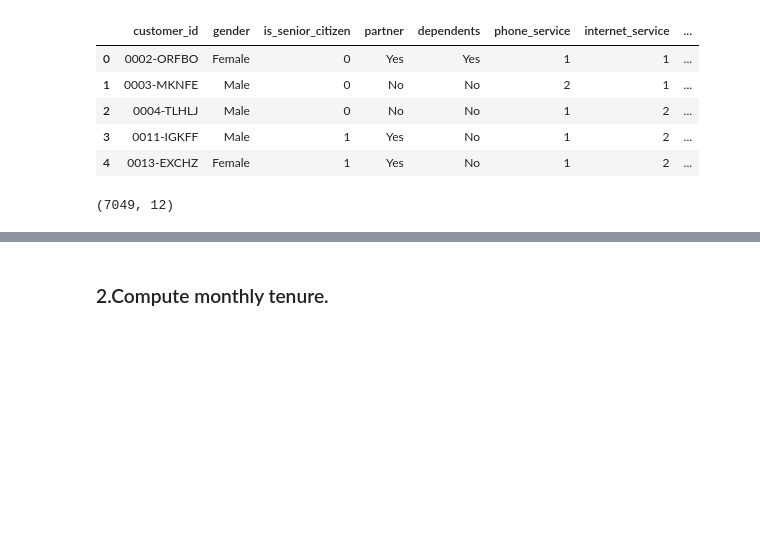
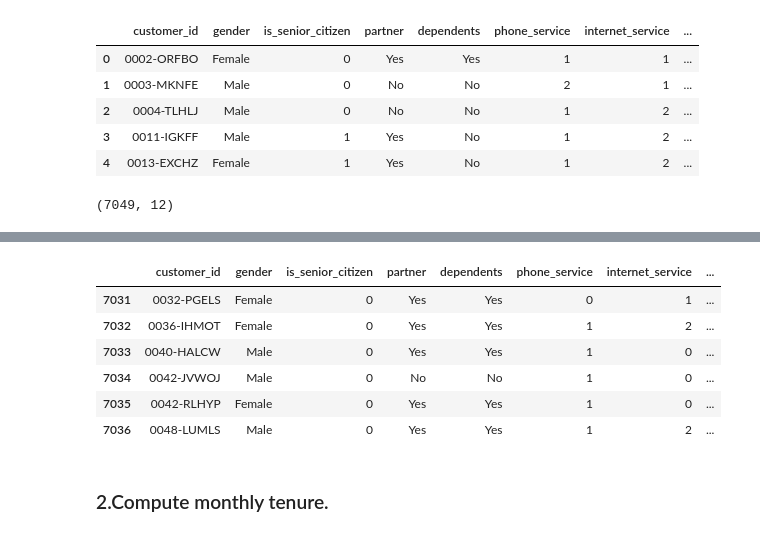
Before and after one commit to Yongliang-Shi/numpy-pandas-visualization-exercises, a Jupyter notebook: spreadsheets_exercises.ipynb, the cells around one changed output, grey strips where cells are left out. Cells and saved outputs as stored; diff of their text form; code cells hidden in the pictures; blank space fills up the shorter version.

Commit message:
spreadsheet function exercises completed; the pivot table in visualizations exercises completed

```diff
--- a/spreadsheets_exercises.ipynb
+++ b/spreadsheets_exercises.ipynb
@@ -37,3 +59,15 @@ CustDetails.shape
+# %%
+# Check duplicates
+
+CustDetails[CustDetails.duplicated(subset=['customer_id'])]
+# %% [output]
+|  | customer_id | gender | is_senior_citizen | partner | dependents | phone_service | internet_service | ... |
+| 7031 | 0032-PGELS | Female | 0 | Yes | Yes | 0 | 1 | ... |
+| 7032 | 0036-IHMOT | Female | 0 | Yes | Yes | 1 | 2 | ... |
+| 7033 | 0040-HALCW | Male | 0 | Yes | Yes | 1 | 0 | ... |
+| 7034 | 0042-JVWOJ | Male | 0 | No | No | 1 | 0 | ... |
+| 7035 | 0042-RLHYP | Female | 0 | Yes | Yes | 1 | 0 | ... |
+| 7036 | 0048-LUMLS | Male | 0 | Yes | Yes | 1 | 2 | ... |
 # %% [markdown]
 ### 2.Compute monthly tenure.
 # %%
```
Also changed, not shown: parts of 28 cells of this notebook.
